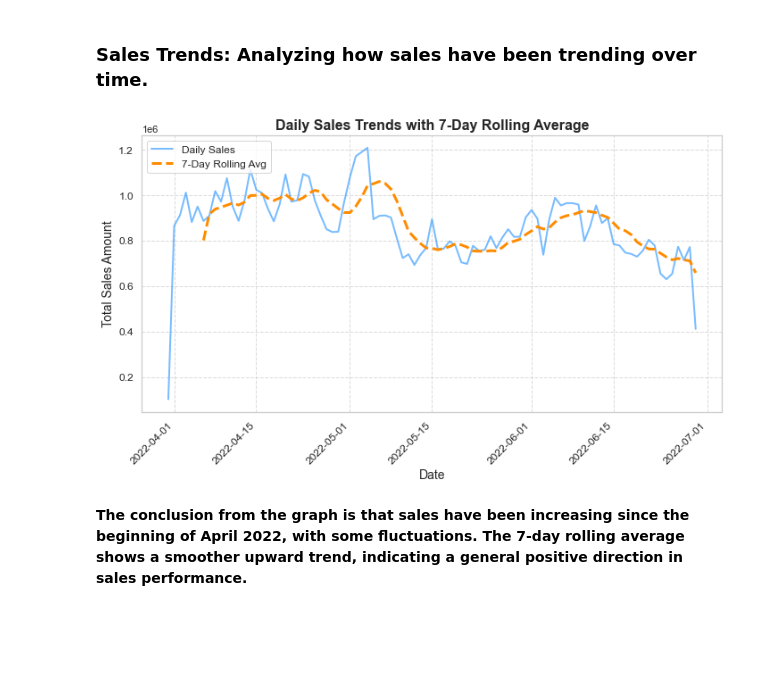
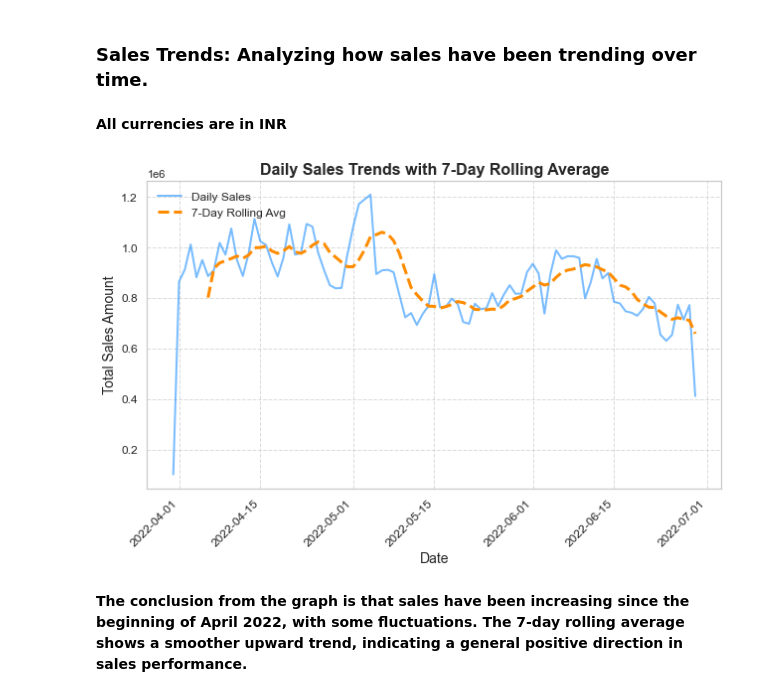
Before and after one commit to Usayed777/PortfolioProjects, a Jupyter notebook: Amazon.ipynb, the cells around one changed output. Cells and saved outputs as stored; diff of their text form; code cells hidden in the pictures; blank space fills up the shorter version.

```diff
--- a/Amazon.ipynb
+++ b/Amazon.ipynb
@@ -120,33 +100,35 @@ def apply_table_style(df):
     return df.style.set_table_styles(table_style)
 # %% [markdown]
 ### **Sales Trends: Analyzing how sales have been trending over time.**
+# %% [markdown]
+**All currencies are in INR**
 # %%
 sns.set(style="whitegrid")
 
 df['Date'] = pd.to_datetime(df['Date'])
 
 df['Month'] = df['Date'].dt.strftime('%B')
 df['Day'] = df['Date'].dt.strftime('%A')
 
 daily_sales = df.groupby('Date')['Amount'].sum()
 daily_sales_rolling = daily_sales.rolling(window=7).mean()
 
-plt.figure(figsize=(10, 6))
+plt.figure(figsize=(9, 6))
 plt.plot(daily_sales.index, daily_sales.values, label='Daily Sales', color='dodgerblue', alpha=0.6, linewidth=2)
 plt.plot(daily_sales.index, daily_sales_rolling, label='7-Day Rolling Avg', color='darkorange', linestyle='--', linewidth=3)
 plt.title('Daily Sales Trends with 7-Day Rolling Average', fontsize=16, fontweight='bold')
 
 plt.xlabel('Date', fontsize=14)
 plt.ylabel('Total Sales Amount', fontsize=14)
 plt.xticks(rotation=45, ha='right', fontsize=12)
 plt.yticks(fontsize=12)
 plt.grid(True, linestyle='--', alpha=0.7)
 
 plt.legend(loc='upper left', fontsize=12)
 
 plt.tight_layout()
 plt.show()
 # %% [output]
-[figure, old version]
+[figure, new version]
 # %% [markdown]
 **The conclusion from the graph is that sales have been increasing since the beginning of April 2022, with some fluctuations. The 7-day rolling average shows a smoother upward trend, indicating a general positive direction in sales performance.**
```
Also changed, not shown: parts of 10 cells of this notebook.
